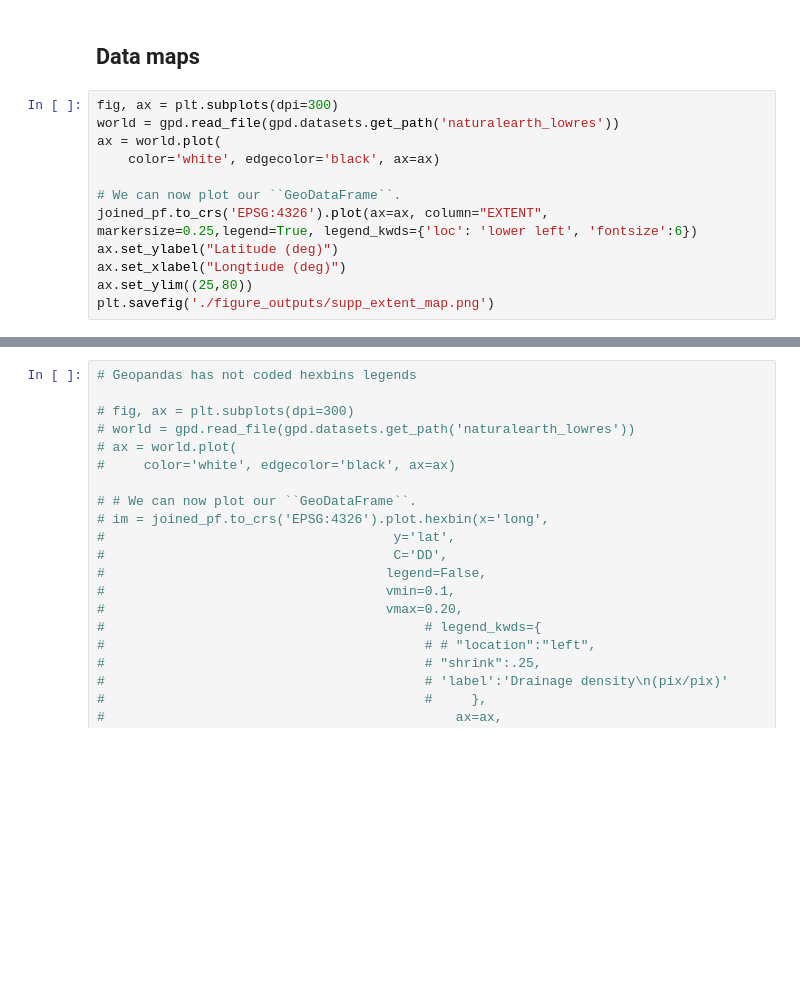
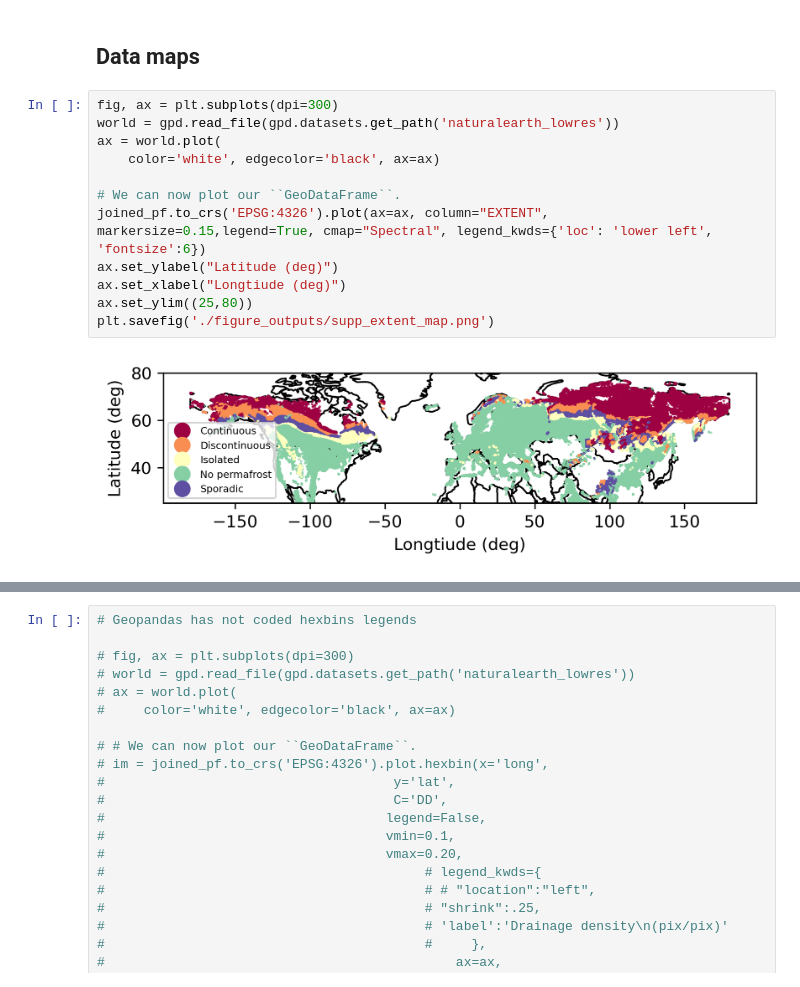
Before and after one commit to jmdelvecchio/arctic-drainage-density, a Jupyter notebook: step2_geospatial.ipynb, the cells around one changed output, grey strips where cells are left out. Drawn from its saved outputs; the diff is of its cells as text; blank space fills up the shorter version.

```diff
--- a/step2_geospatial.ipynb
+++ b/step2_geospatial.ipynb
@@ -537,13 +650,15 @@ plt.savefig("./figure_outputs/main_resids.pdf", bbox_inches="tight")
 # %%
 fig, ax = plt.subplots(dpi=300)
 world = gpd.read_file(gpd.datasets.get_path('naturalearth_lowres'))
 ax = world.plot(
     color='white', edgecolor='black', ax=ax)
 
 # We can now plot our ``GeoDataFrame``.
-joined_pf.to_crs('EPSG:4326').plot(ax=ax, column="EXTENT", markersize=0.25,legend=True, legend_kwds={'loc': 'lower left', 'fontsize':6})
+joined_pf.to_crs('EPSG:4326').plot(ax=ax, column="EXTENT", markersize=0.15,legend=True, cmap="Spectral", legend_kwds={'loc': 'lower left', 'fontsize':6})
 ax.set_ylabel("Latitude (deg)")
 ax.set_xlabel("Longtiude (deg)")
 ax.set_ylim((25,80))
 plt.savefig('./figure_outputs/supp_extent_map.png')
+# %% [output]
+[figure, added]
 # %%
```
Also changed, not shown: parts of 27 cells of this notebook.
